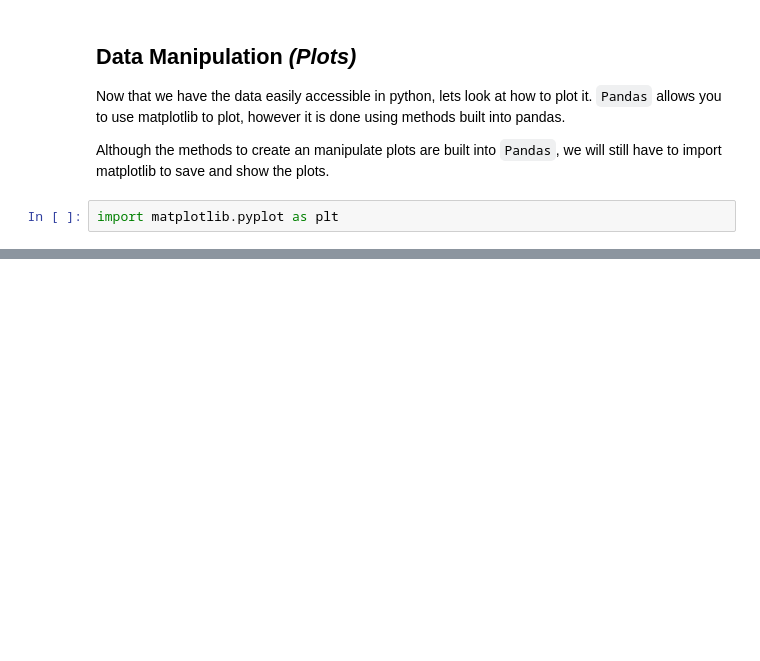
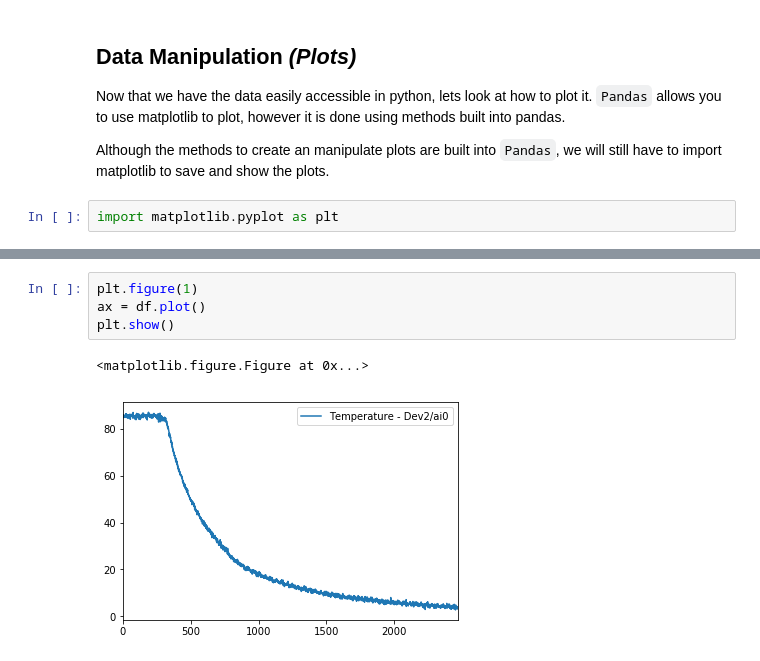
Before and after one commit to rocketproplab/Guides, a Jupyter notebook: jupyterNotebooks/python/excelToPandas.ipynb, the cells around one changed output, grey strips where cells are left out. Cells and saved outputs as stored; diff of their text form; blank space fills up the shorter version.

```diff
--- a/jupyterNotebooks/python/excelToPandas.ipynb
+++ b/jupyterNotebooks/python/excelToPandas.ipynb
@@ -108,0 +118,7 @@ import matplotlib.pyplot as plt
+# %%
+plt.figure(1)
+ax = df.plot()
+plt.show()
+# %% [output]
+<matplotlib.figure.Figure at 0x...>
+[figure, added]
```
Also changed, not shown: parts of 10 cells of this notebook, 3 other files.
